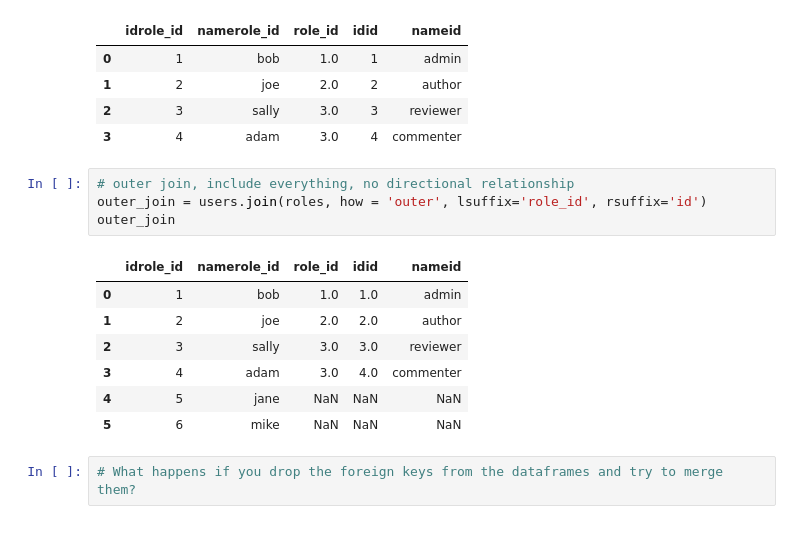
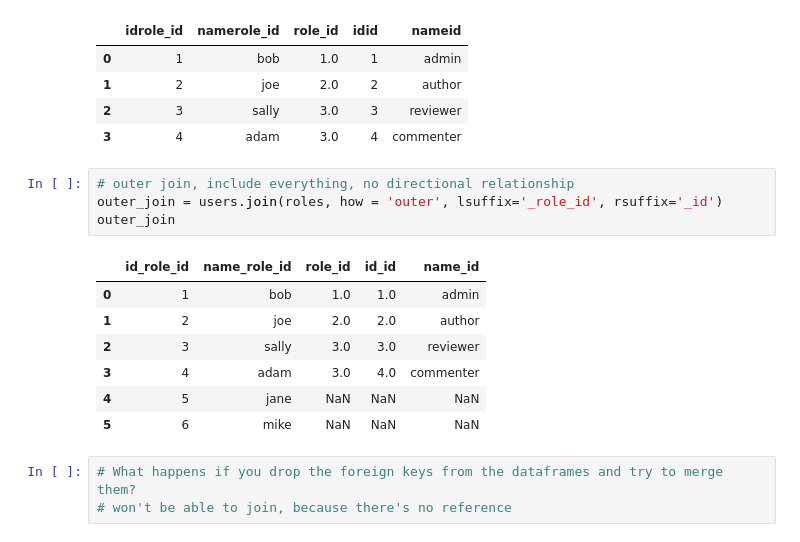
Before and after one commit to Jacqueline-A-Shay/python-exercises, a Jupyter notebook: pandas_exercises.py.ipynb, the cells around one changed output. Drawn from its saved outputs; the diff is of its cells as text.

```diff
--- a/pandas_exercises.py.ipynb
+++ b/pandas_exercises.py.ipynb
@@ -191,10 +192,10 @@ right_join
 | 3 | 4 | adam | 3.0 | 4 | commenter |
 # %%
 # outer join, include everything, no directional relationship
-outer_join = users.join(roles, how = 'outer', lsuffix='role_id', rsuffix='id')
+outer_join = users.join(roles, how = 'outer', lsuffix='_role_id', rsuffix='_id')
 outer_join
 # %% [output]
-|  | idrole_id | namerole_id | role_id | idid | nameid |
+|  | id_role_id | name_role_id | role_id | id_id | name_id |
 | 0 | 1 | bob | 1.0 | 1.0 | admin |
 | 1 | 2 | joe | 2.0 | 2.0 | author |
 | 2 | 3 | sally | 3.0 | 3.0 | reviewer |
@@ -203,3 +204,4 @@ outer_join
 | 5 | 6 | mike | NaN | NaN | NaN |
 # %%
 # What happens if you drop the foreign keys from the dataframes and try to merge them?
+# won't be able to join, because there's no reference
```
Also changed, not shown: parts of 15 cells of this notebook, 1 other file.
